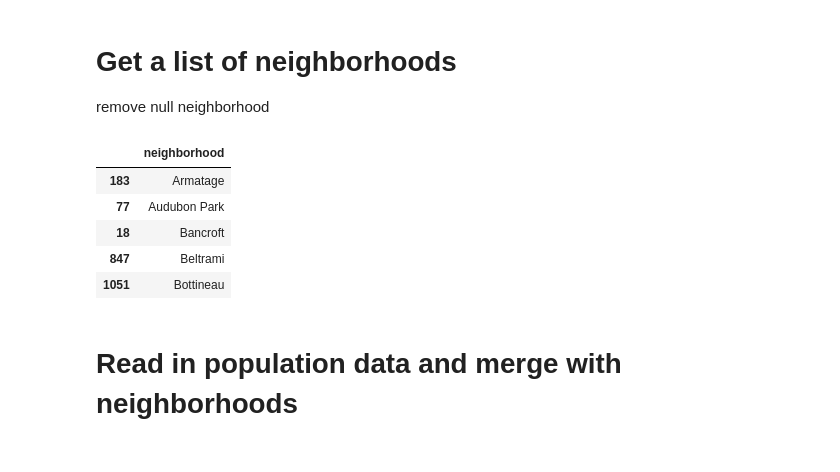
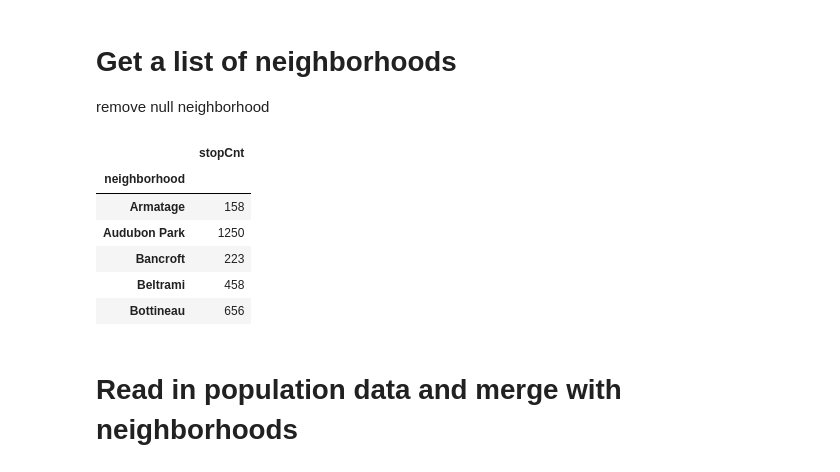
Before and after one commit to mccallkm/Minneapolis-Traffic-Stop-Data-Analysis, a Jupyter notebook: clean_data.ipynb, the cells around one changed output. Cells and saved outputs as stored; diff of their text form; code cells hidden in the pictures.

```diff
--- a/clean_data.ipynb
+++ b/clean_data.ipynb
@@ -117,19 +118,21 @@ reduced_df.tail()
 # Get a list of neighborhoods
 remove null neighborhood
 # %%
-#Get a listing and count of neighborhoods
-neighbor_df=reduced_df["neighborhood"]
-neighborhood_df=pd.DataFrame(neighbor_df.drop_duplicates())
+#Get a listing and count of neighborhood stops
+neighbor_df=reduced_df.groupby('neighborhood') ["neighborhood"].count()
+neighborhood_df=pd.DataFrame(neighbor_df)
+neighborhood_df=neighborhood_df.rename(columns={'neighborhood':'stopCnt'})
 
 neighborhood_df=neighborhood_df.sort_values("neighborhood")
 neighborhood_df.head()
 # %% [output]
-|  | neighborhood |
-| 183 | Armatage |
-| 77 | Audubon Park |
-| 18 | Bancroft |
-| 847 | Beltrami |
-| 1051 | Bottineau |
+|  | stopCnt |
+| neighborhood |  |
+| Armatage | 158 |
+| Audubon Park | 1250 |
+| Bancroft | 223 |
+| Beltrami | 458 |
+| Bottineau | 656 |
 # %% [markdown]
 # Read in population data and merge with neighborhoods
 # %%
```
Also changed, not shown: parts of 16 cells of this notebook, 6 other files.
